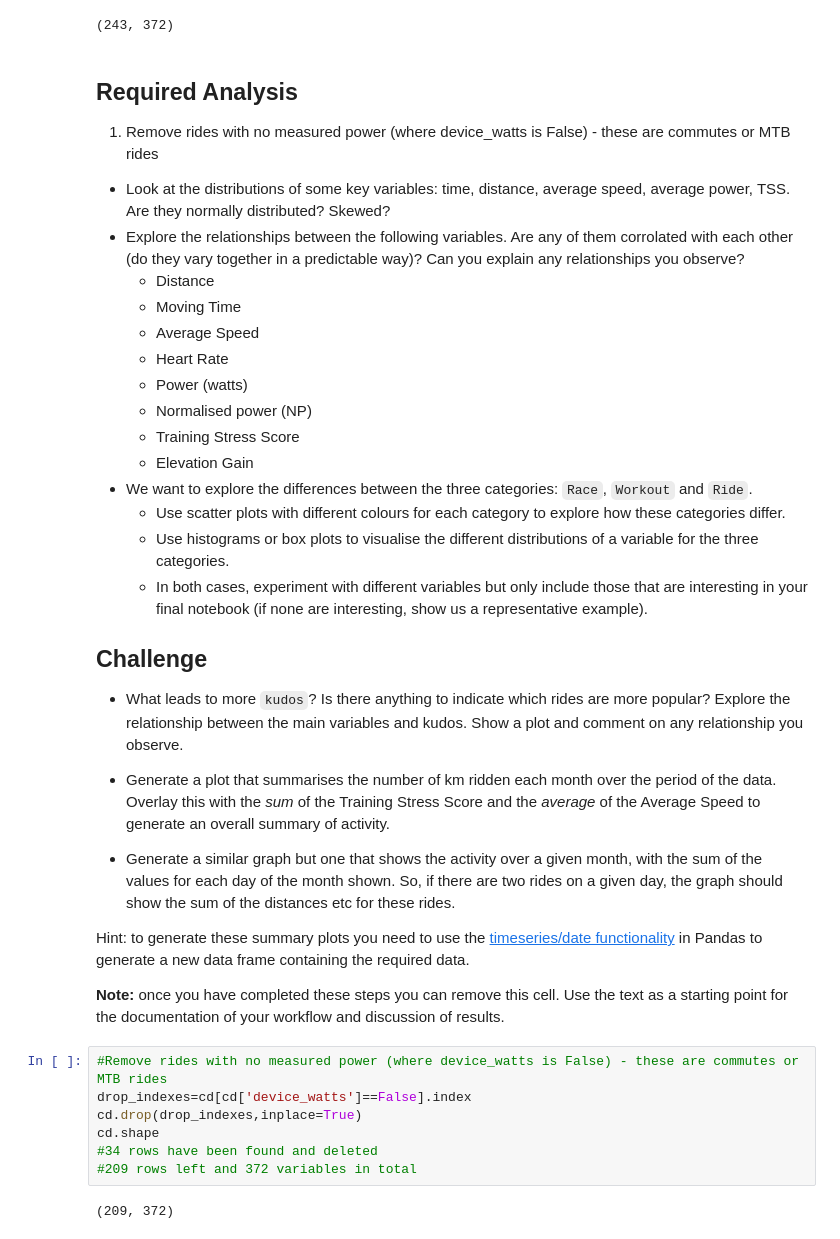
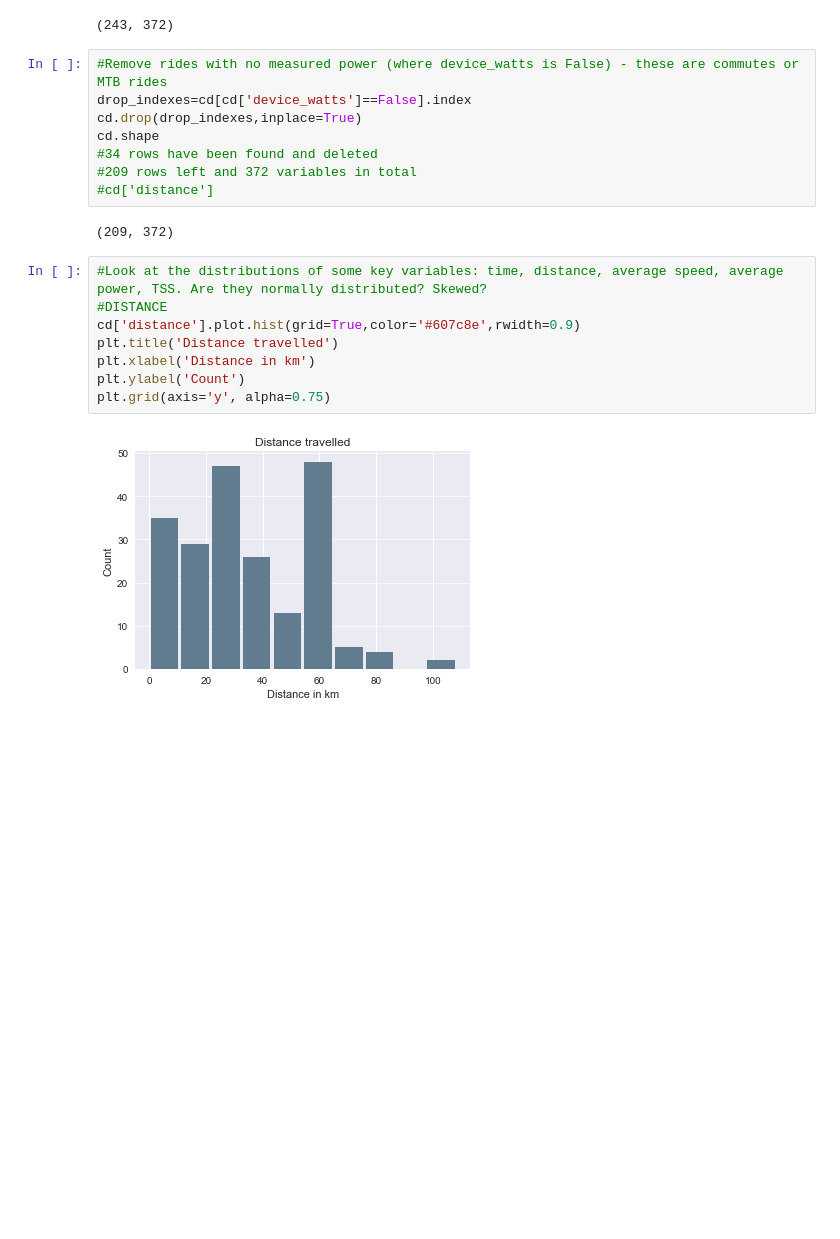
Before and after one commit to fracomp/datascience, a Jupyter notebook: Portfolio 1.ipynb, the cells around one changed output. Drawn from its saved outputs; the diff is of its cells as text; blank space fills up the shorter version.

Commit message:
Some distribution/to be completed

```diff
--- a/Portfolio 1.ipynb
+++ b/Portfolio 1.ipynb
@@ -102,37 +136,6 @@ cd.shape
 #The Combined_Data has 243 rows and 372 columns
 # %% [output]
 (243, 372)
-# %% [markdown]
-## Required Analysis
-
-1. Remove rides with no measured power (where device_watts is False) - these are commutes or MTB rides
-* Look at the distributions of some key variables: time, distance, average speed, average power, TSS. Are they normally distributed? Skewed?
-* Explore the relationships between the following variables. Are any of them corrolated with each other (do they vary together in a predictable way)? Can you explain any relationships you observe?
-    * Distance
-    * Moving Time
-    * Average Speed
-    * Heart Rate
-    * Power (watts)
-    * Normalised power (NP)
-    * Training Stress Score
-    * Elevation Gain
-* We want to explore the differences between the three categories: `Race`, `Workout` and `Ride`.
-    * Use scatter plots with different colours for each category to explore how these categories differ.
-    * Use histograms or box plots to visualise the different distributions of a variable for the three categories.
-    * In both cases, experiment with different variables but only include those that are interesting in your final notebook (if none are interesting, show us a representative example).
-
-
-## Challenge
-
-* What leads to more `kudos`? Is there anything to indicate which rides are more popular? Explore the relationship between the main variables and kudos. Show a plot and comment on any relationship you observe.
-
-* Generate a plot that summarises the number of km ridden each month over the period of the data. Overlay this with the _sum_ of the Training Stress Score and the _average_ of the Average Speed to generate an overall summary of activity.
-
-* Generate a similar graph but one that shows the activity over a given month, with the sum of the values for each day of the month shown.  So, if there are two rides on a given day, the graph should show the sum of the distances etc for these rides.
-
-Hint: to generate these summary plots you need to use the [timeseries/date functionality](https://pandas.pydata.org/pandas-docs/stable/user_guide/timeseries.html) in Pandas to generate a new data frame containing the required data.
-
-__Note:__ once you have completed these steps you can remove this cell.  Use the text as a starting point for the documentation of your workflow and discussion of results.
 # %%
 #Remove rides with no measured power (where device_watts is False) - these are commutes or MTB rides
 drop_indexes=cd[cd['device_watts']==False].index
@@ -140,5 +143,16 @@ cd.drop(drop_indexes,inplace=True)
 cd.shape
 #34 rows have been found and deleted
 #209 rows left and 372 variables in total
+#cd['distance']
 # %% [output]
 (209, 372)
+# %%
+#Look at the distributions of some key variables: time, distance, average speed, average power, TSS. Are they normally distributed? Skewed?
+#DISTANCE
+cd['distance'].plot.hist(grid=True,color='#607c8e',rwidth=0.9)
+plt.title('Distance travelled')
+plt.xlabel('Distance in km')
+plt.ylabel('Count')
+plt.grid(axis='y', alpha=0.75)
+# %% [output]
+[figure, added]
```
Also changed, not shown: parts of 11 cells of this notebook.
